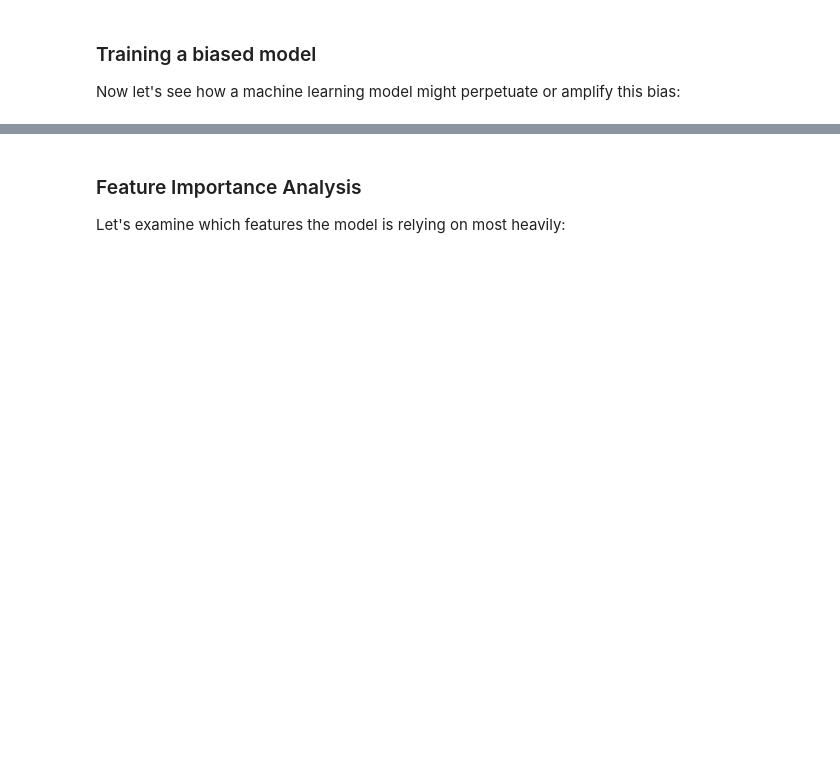
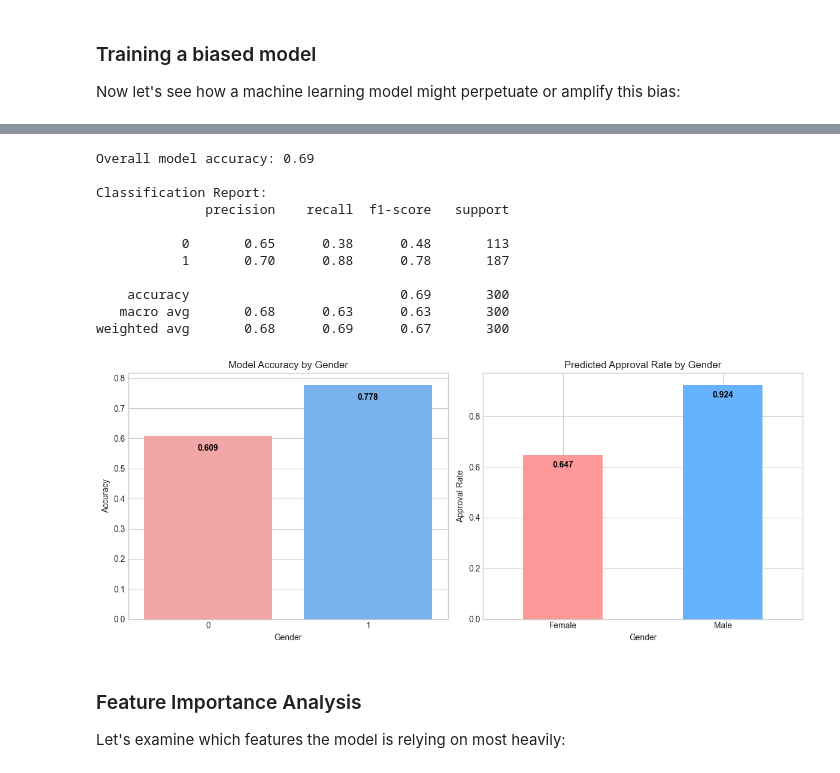
Before and after one commit to pavelklos/ai-ml, a Jupyter notebook: 2-ML/02-01-20.ipynb, the cells around one changed output, grey strips where cells are left out. Cells and saved outputs as stored; diff of their text form; code cells hidden in the pictures; blank space fills up the shorter version.

```diff
--- a/2-ML/02-01-20.ipynb
+++ b/2-ML/02-01-20.ipynb
@@ -202,3 +275,81 @@ plt.show()
+# %%
+# Prepare data for modeling
+X = data[['Age', 'Income', 'YearsExperience', 'Education']]  # Not directly using gender
+y = data['LoanApproved']
+sensitive_feature = data['Gender']  # For fairness evaluation
+
+# Split data
+X_train, X_test, y_train, y_test, gender_train, gender_test = train_test_split(
+    X, y, sensitive_feature, test_size=0.3, random_state=42
+)
+
+# Scale features
+scaler = StandardScaler()
+X_train_scaled = scaler.fit_transform(X_train)
+X_test_scaled = scaler.transform(X_test)
+
+# Train a logistic regression model
+model = LogisticRegression(random_state=42)
+model.fit(X_train_scaled, y_train)
+
+# Make predictions
+y_pred = model.predict(X_test_scaled)
+
+# Evaluate overall performance
+print("Overall model accuracy:", accuracy_score(y_test, y_pred))
+print("\nClassification Report:")
+print(classification_report(y_test, y_pred))
+
+# Evaluate predictions by gender
+gender_test = gender_test.reset_index(drop=True)
+results_df = pd.DataFrame({
+    'Gender': gender_test,
+    'True': y_test.reset_index(drop=True),
+    'Predicted': y_pred
+})
+
+# Replace apply() with agg() to avoid DeprecationWarning
+gender_accuracy = results_df.groupby('Gender').agg(
+    Accuracy=('True', lambda g: accuracy_score(g, results_df.loc[g.index, 'Predicted']))
+).reset_index()
+
+# Evaluate predicted approval rate by gender
+gender_approval_rate = results_df.groupby('Gender')['Predicted'].mean()
+
+plt.figure(figsize=(12, 5))
+
+# Accuracy plot with hue for color handling
+plt.subplot(1, 2, 1)
+sns.barplot(x='Gender', y='Accuracy', data=gender_accuracy, hue='Gender', palette=['#FF9999', '#66B2FF'], legend=False)
+plt.title('Model Accuracy by Gender')
+plt.ylabel('Accuracy')
+for i, acc in enumerate(gender_accuracy['Accuracy']):
+    plt.text(i, acc - 0.05, f'{acc:.3f}', ha='center', color='black', fontweight='bold')
+
+# Predicted approval rate plot
+plt.subplot(1, 2, 2)
+gender_approval_rate.plot(kind='bar', color=['#FF9999', '#66B2FF'])
+plt.title('Predicted Approval Rate by Gender')
+plt.ylabel('Approval Rate')
+plt.xticks([0, 1], ['Female', 'Male'], rotation=0)
+for i, rate in enumerate(gender_approval_rate):
+    plt.text(i, rate - 0.05, f'{rate:.3f}', ha='center', color='black', fontweight='bold')
+
+plt.tight_layout()
+plt.show()
+# %% [output]
+Overall model accuracy: 0.69
+
+Classification Report:
+              precision    recall  f1-score   support
+
+           0       0.65      0.38      0.48       113
+           1       0.70      0.88      0.78       187
+
+    accuracy                           0.69       300
+   macro avg       0.68      0.63      0.63       300
+weighted avg       0.68      0.69      0.67       300
+[figure, added]
 # %% [markdown]
 ### Feature Importance Analysis
 
```
Also changed, not shown: parts of 32 cells of this notebook, 1 other file.
